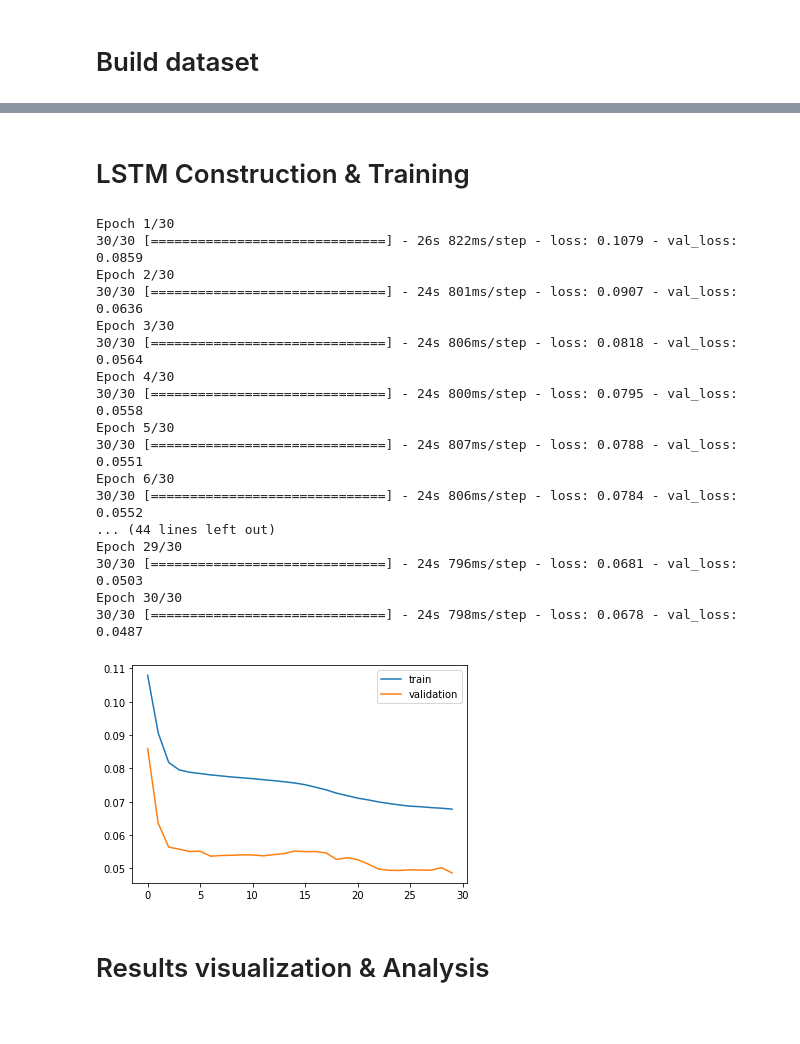
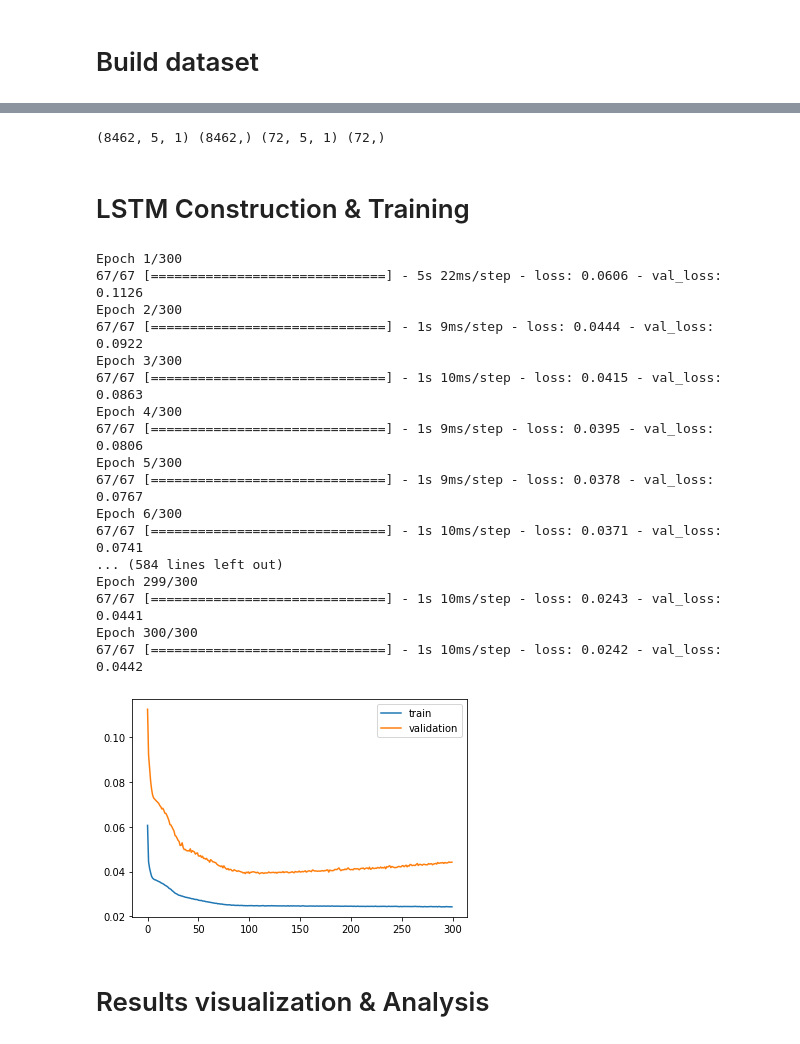
Before and after one commit to MUYang99/LSTM-NOx-Time-Series-Prediction, a Jupyter notebook: LSTM.ipynb, the cells around one changed output, grey strips where cells are left out. Drawn from its saved outputs; the diff is of its cells as text; code cells hidden in the pictures.

```diff
--- a/LSTM.ipynb
+++ b/LSTM.ipynb
@@ -73,8 +99,2 @@ print(data.shape)
 # %% [markdown]
 # Build dataset
-# %%
-### Cofigure
-n_in = 14*24
-n_out = 3*24
-n_features = 1
-n_val = 1
@@ -119,9 +136,23 @@ print(x_train.shape, y_train.shape, x_val.shape, y_val.shape)
+# %%
+### Build data set
+values = reframed.values
+n_val_hours = 3*24
+train = values[:-n_val_hours, :]
+test = values[-n_val_hours:,:]
+
+train_X, train_y = train[:-n_lag, :-1], train[:-n_lag, -1]
+test_X, test_y = test[:, :-1], test[:, -1]
+train_X = train_X.reshape((train_X.shape[0], n_lag, n_features))
+test_X = test_X.reshape((test_X.shape[0], n_lag, n_features))
+print(train_X.shape, train_y.shape, test_X.shape, test_y.shape)
+# %% [output]
+(8462, 5, 1) (8462,) (72, 5, 1) (72,)
 # %% [markdown]
 # LSTM Construction & Training
 # %%
 ### Configure
-
-n_epochs = 30
+lr = 3e-5
+n_epochs = 300
 batchsize = 128
 n_neuron = 150
 # %%
@@ -129,47 +160,52 @@ n_neuron = 150
 def build_lstm():
 
   model = Sequential()
-  model.add(LSTM(n_neuron, input_shape=(n_in, n_features)))
-  #model.add(LSTM(n_neuron, input_shape=(n_in, n_features), return_sequences=True))
-  #model.add(LSTM(200, return_sequences=False))
+  # model.add(LSTM(n_neuron, input_shape=(n_in, n_features)))
+  model.add(LSTM(n_neuron, input_shape=(train_X.shape[1], train_X.shape[2]), return_sequences=True))
+  model.add(LSTM(100, return_sequences=False))
   model.add(Dropout(0.2))
-  model.add(Dense(n_out))
+  model.add(Dense(1))
   #model.add(Activation("sigmoid"))
-  model.compile(optimizer=adam_v2.Adam(learning_rate=1e-4), loss='mae')
+  model.compile(optimizer=adam_v2.Adam(learning_rate=lr), loss='mae')
 
   return model
 # %%
 ### Training LSTM
 def model_fit(x_train, y_train, x_val, y_val):
 
     model = build_lstm()
-    history = model.fit(x_train, y_train, batch_size=batchsize, epochs=n_epochs, verbose=1, validation_data=(x_val, y_val))
+
+    my_callbacks = [ModelCheckpoint(filepath='my_model.h5', save_best_only=True)]
+    # my_callbacks = [EarlyStopping(patience=100), ModelCheckpoint(filepath='my_model.h5', save_best_only=True), ReduceLROnPlateau(factor = 0.1, patience = 50)]
+    history = model.fit(x_train, y_train, batch_size=batchsize, epochs=n_epochs, verbose=1, callbacks=my_callbacks, validation_data=(x_val, y_val))
+    # history = model.fit(x_train, y_train, batch_size=batchsize, epochs=n_epochs, verbose=1, validation_data=(x_val, y_val))
     plt.plot(history.history['loss'], label='train')
     plt.plot(history.history['val_loss'], label='validation')
     plt.legend()
     plt.show()
 
     return model
 
-model = model_fit(x_train, y_train, x_val, y_val)
+model = model_fit(train_X, train_y, test_X, test_y)
+model = load_model('my_model.h5')
 # %% [output]
-Epoch 1/30
-30/30 [==============================] - 26s 822ms/step - loss: 0.1079 - val_loss: 0.0859
-Epoch 2/30
-30/30 [==============================] - 24s 801ms/step - loss: 0.0907 - val_loss: 0.0636
-Epoch 3/30
-30/30 [==============================] - 24s 806ms/step - loss: 0.0818 - val_loss: 0.0564
-Epoch 4/30
-30/30 [==============================] - 24s 800ms/step - loss: 0.0795 - val_loss: 0.0558
-Epoch 5/30
-30/30 [==============================] - 24s 807ms/step - loss: 0.0788 - val_loss: 0.0551
-Epoch 6/30
-30/30 [==============================] - 24s 806ms/step - loss: 0.0784 - val_loss: 0.0552
-... (44 lines left out)
-Epoch 29/30
-30/30 [==============================] - 24s 796ms/step - loss: 0.0681 - val_loss: 0.0503
-Epoch 30/30
-30/30 [==============================] - 24s 798ms/step - loss: 0.0678 - val_loss: 0.0487
+Epoch 1/300
+67/67 [==============================] - 5s 22ms/step - loss: 0.0606 - val_loss: 0.1126
+Epoch 2/300
+67/67 [==============================] - 1s 9ms/step - loss: 0.0444 - val_loss: 0.0922
+Epoch 3/300
+67/67 [==============================] - 1s 10ms/step - loss: 0.0415 - val_loss: 0.0863
+Epoch 4/300
+67/67 [==============================] - 1s 9ms/step - loss: 0.0395 - val_loss: 0.0806
+Epoch 5/300
+67/67 [==============================] - 1s 9ms/step - loss: 0.0378 - val_loss: 0.0767
+Epoch 6/300
+67/67 [==============================] - 1s 10ms/step - loss: 0.0371 - val_loss: 0.0741
+... (584 lines left out)
+Epoch 299/300
+67/67 [==============================] - 1s 10ms/step - loss: 0.0243 - val_loss: 0.0441
+Epoch 300/300
+67/67 [==============================] - 1s 10ms/step - loss: 0.0242 - val_loss: 0.0442
-[figure, old version]
+[figure, new version]
 # %% [markdown]
 # Results visualization & Analysis
```
Also changed, not shown: parts of 18 cells of this notebook.
